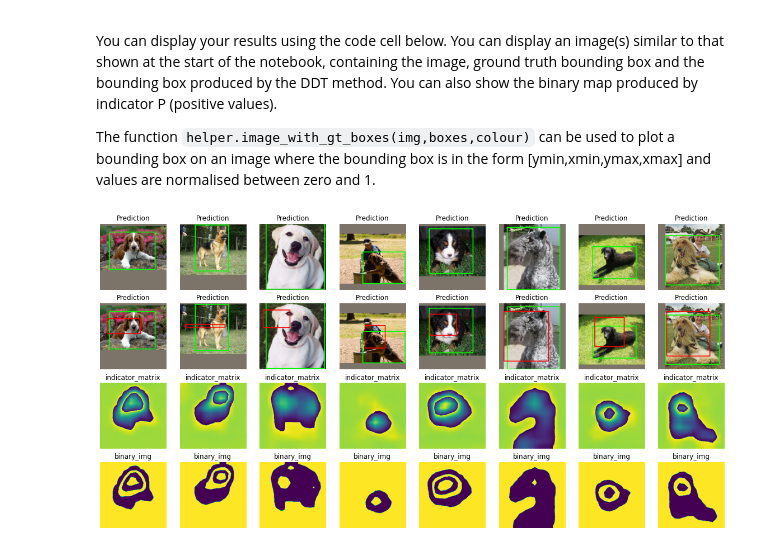
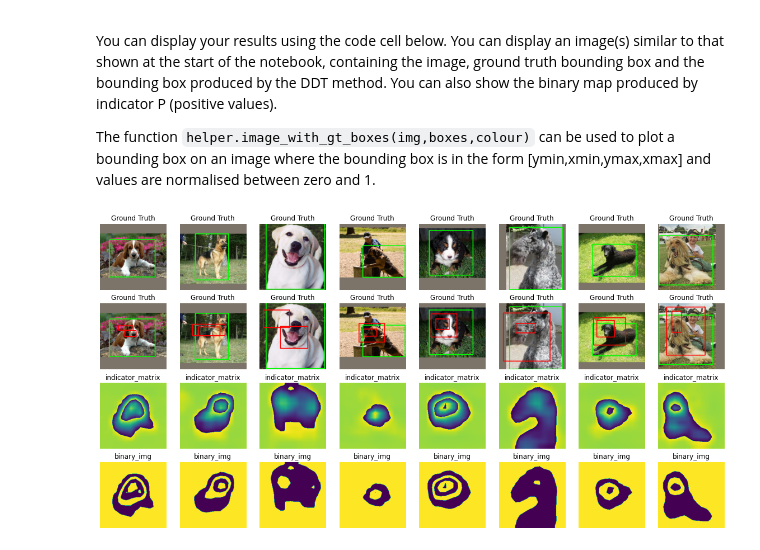
Before and after one commit to tomkeane07/AI-Projects-UL, a Jupyter notebook: semester3/MachineVision/3_Object_co-localisation/Etivity_assignment3.ipynb, the cells around one changed output. Cells and saved outputs as stored; diff of their text form; code cells hidden in the pictures.

```diff
--- a/semester3/MachineVision/3_Object_co-localisation/Etivity_assignment3.ipynb
+++ b/semester3/MachineVision/3_Object_co-localisation/Etivity_assignment3.ipynb
@@ -164,11 +162,16 @@ def gen_batch_features(train_dataset,n_img):
 # %%
 n_img=100 # Default value.
 try:
-  img_batch,batch_boxes,op_features,img_batch_test,batch_boxes_test,op_features_test
+  img_batch_0,batch_boxes_0,op_features_0,img_batch_test_0,batch_boxes_test_0,op_features_test_0
 except:
-  img_batch,     batch_boxes,     op_features     =gen_batch_features(train_dataset,n_img)
-  img_batch_test,batch_boxes_test,op_features_test=gen_batch_features(test_dataset,n_img)
+  img_batch_0,batch_boxes_0,op_features_0               =gen_batch_features(train_dataset,n_img)
+  img_batch_test_0,batch_boxes_test_0,op_features_test_0=gen_batch_features(test_dataset,n_img)
 
+(img_batch,batch_boxes,op_features,
+ img_batch_test,batch_boxes_test,op_features_test) = (
+      img_batch_0,batch_boxes_0,op_features_0,
+      img_batch_test_0,batch_boxes_test_0,op_features_test_0
+)
 print(np.shape(batch_boxes_test))
 print(np.shape(img_batch_test))
 # %% [output]
@@ -272,9 +275,11 @@ def find_largest_connected_component(image_nearest_interpolation):
   # print((np.shape(numLabels), np.shape(labels), np.shape(stats), np.shape(centroids)))
 
   # 11  - The largest connected component ˆP1c .
-  largest_connected_component = stats[np.argsort(stats[:, cv2.CC_STAT_AREA])][1]
+  largest_connected_component_0 = stats[np.argsort(stats[:, cv2.CC_STAT_AREA])][0]
+  largest_connected_component_1 = stats[np.argsort(stats[:, cv2.CC_STAT_AREA])][1]
+
   #A1 end
-  return nb_components, output, stats,  largest_connected_component, binary_img
+  return nb_components, output, stats,  largest_connected_component_0, largest_connected_component_1, binary_img
 
 
 
@@ -309,7 +314,9 @@ def get_indicator_matrix(pca, op_feat, feature_transformation_shape_logs):
 
 
 def run_pca(pca, op_feats):
-  bounding_boxes=[]
+  bounding_boxes_0=[]
+  bounding_boxes_1=[]
+
   binary_imgs = []
   indicator_matrices = []
   feature_transformation_shape_logs = [op_feats]
@@ -334,16 +341,19 @@ def run_pca(pca, op_feats):
 
     #7.3  - Collect the largest connected component ˆP1c of these positive regions of the resized P1 by Algorithm 1
     (nb_components, output, stats,
-     largest_connected_component, binary_img) = find_largest_connected_component(image_nearest_interpolation)
+     largest_connected_component_0, largest_connected_component_1, binary_img) = find_largest_connected_component(image_nearest_interpolation)
     binary_imgs.append(binary_img)
     # 7.4   - Obtain the minimum rectangle bounding box
-    bounding_boxes.append(
-        define_bounding_box(nb_components, largest_connected_component))
+    bounding_boxes_0.append(
+        define_bounding_box(nb_components, largest_connected_component_0))
+    bounding_boxes_1.append(
+        define_bounding_box(nb_components, largest_connected_component_1))
+
     # 9: return The minimum rectangle bounding boxes
     if first:
       print_shapes(feature_transformation_shape_logs)
       first=False
-  return bounding_boxes, binary_imgs, indicator_matrices
+  return [bounding_boxes_0, bounding_boxes_1], binary_imgs, indicator_matrices
 
 def Object_coLocalisation(op_features):
   pca_dogs_model = PCA(n_components=1)
@@ -382,34 +392,37 @@ def draw_bounds(ax, curr_img, title):
   # Plot image and show related indicator
   ax.axis('off')
   ax.set_title(title)
   ax.imshow(curr_img)
 
 def display_img_results():
   ground_truth_img=helper.image_with_gt_boxes(curr_img,batch_boxes_test[k],(0,255,0))
   ax = axs[0][k]
   draw_bounds(ax, ground_truth_img, "Ground Truth")
 
 
 def display_image_bounding_box_results(k, axs, img_batch_test, batch_boxes_test, bounding_boxes_DDT):
+  first=True
   curr_img = np.asarray(helper.unprocess_image(img_batch_test[k, :, :,:]))
-  for row, color, box_type in zip(axs, [(0,255,0), (255,0,0)], [batch_boxes_test, bounding_boxes_DDT]):
-    curr_img=helper.image_with_gt_boxes(curr_img,box_type[k],color)
+  for row, color, box_type in zip(axs, [(0,255,0), (255,0,0)], [[batch_boxes_test,batch_boxes_test], bounding_boxes_DDT]):
+    for bt in  box_type:
+      curr_img=helper.image_with_gt_boxes(curr_img,bt[k],color)
     row_col = row[k]
-    draw_bounds(row_col, curr_img, "Prediction")
+    title="Ground Truth" if first else "Prediction"
+    draw_bounds(row_col, curr_img, title)
 
 
 # fig = plt.figure(figsize=(15, 12))
 n=8
 fig, axs = plt.subplots(4,n, figsize=(20, 10))
 
 # Iterate through some images
 for k in range(n):
   display_image_bounding_box_results(k, axs[:2], img_batch_test, batch_boxes_test, bounding_boxes_DDT)
   axs[2][k].imshow(indicator_matrices_DDT[k])
   axs[2][k].set_title("indicator_matrix")
   axs[2][k].axis('off')
   axs[3][k].imshow(binary_imgs_DDT[k])
   axs[3][k].set_title("binary_img")
   axs[3][k].axis('off')
 # %% [output]
-[figure, old version]
+[figure, new version]
```
Also changed, not shown: parts of 10 cells of this notebook.
